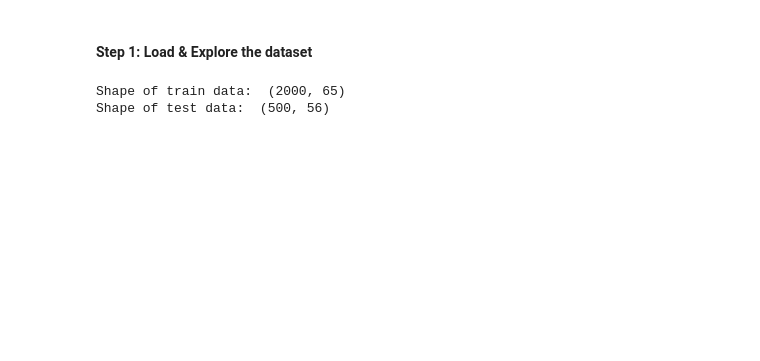
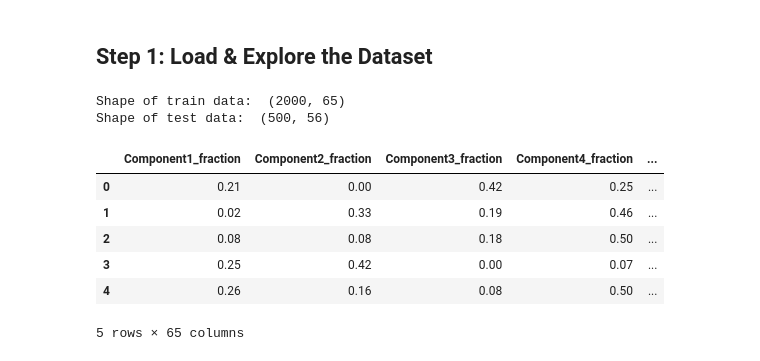
Before and after one commit to Sinhavaishnavi/Fuel-Blend-Properties-Prediction, a Jupyter notebook: notebooks/exploratory_data_analysis.ipynb, the cells around one changed output. Saved outputs shown, nothing was run; the diff lists cells and outputs as text; code cells hidden in the pictures; blank space fills up the shorter version.

Commit message:
Performed 2 steps in EDA and added libraries to requirements.txt

```diff
--- a/notebooks/exploratory_data_analysis.ipynb
+++ b/notebooks/exploratory_data_analysis.ipynb
@@ -5,5 +31,5 @@
 # %% [markdown]
-#### Step 1: Load & Explore the dataset
+## Step 1: Load & Explore the Dataset
 # %%
 import pandas as pd
 from pathlib import Path
@@ -22,12 +48,15 @@ print("Shape of test data: ", raw_test_data.shape)
 Shape of train data:  (2000, 65)
 Shape of test data:  (500, 56)
 # %%
-# Create new column to differentiate b/w train & test dataset
-raw_train_data['dataset'] = 'train'
-raw_test_data['dataset'] = 'test'
-
-# Merge both datasets together so we can perform EDA on both at once
-df = pd.concat([raw_train_data, raw_test_data], axis=0)
-df.head(3)
+# First 5 rows of the train data
+train_data.head(5)
+# %% [output]
+|  | Component1_fraction | Component2_fraction | Component3_fraction | Component4_fraction | ... |
+| 0 | 0.21 | 0.00 | 0.42 | 0.25 | ... |
+| 1 | 0.02 | 0.33 | 0.19 | 0.46 | ... |
+| 2 | 0.08 | 0.08 | 0.18 | 0.50 | ... |
+| 3 | 0.25 | 0.42 | 0.00 | 0.07 | ... |
+| 4 | 0.26 | 0.16 | 0.08 | 0.50 | ... |
+5 rows × 65 columns
 # %%
 # Information about the dataset
```
Also changed, not shown: parts of 28 cells of this notebook, 1 other file.
